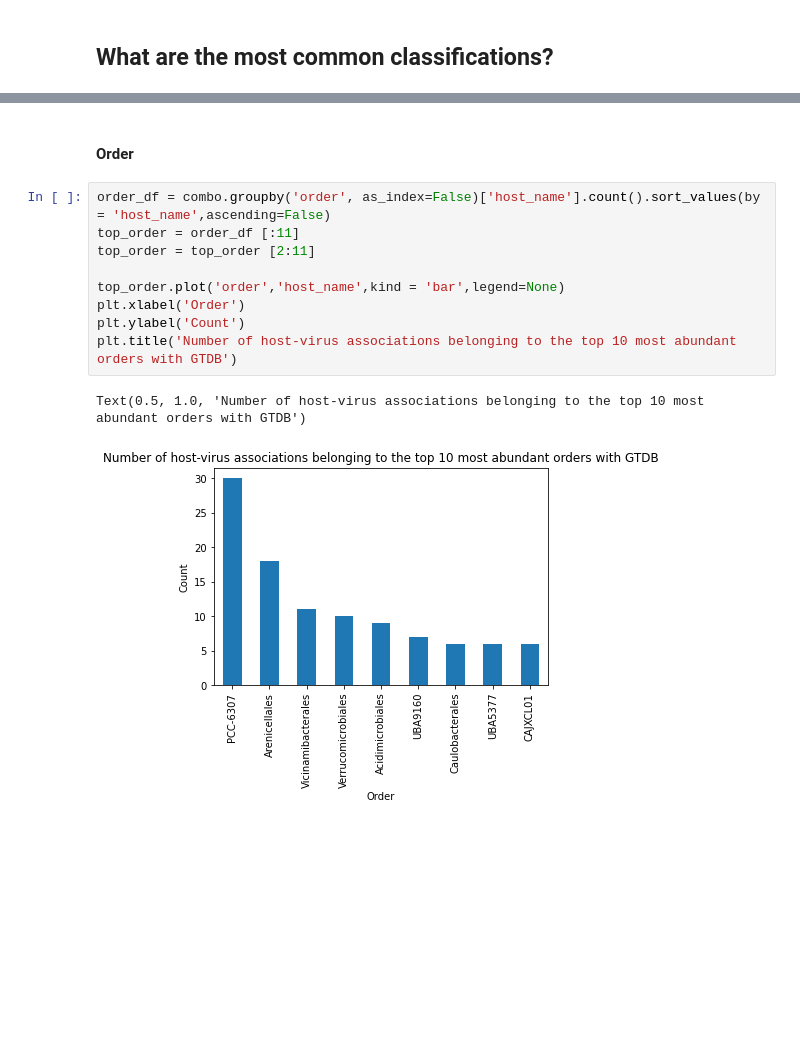
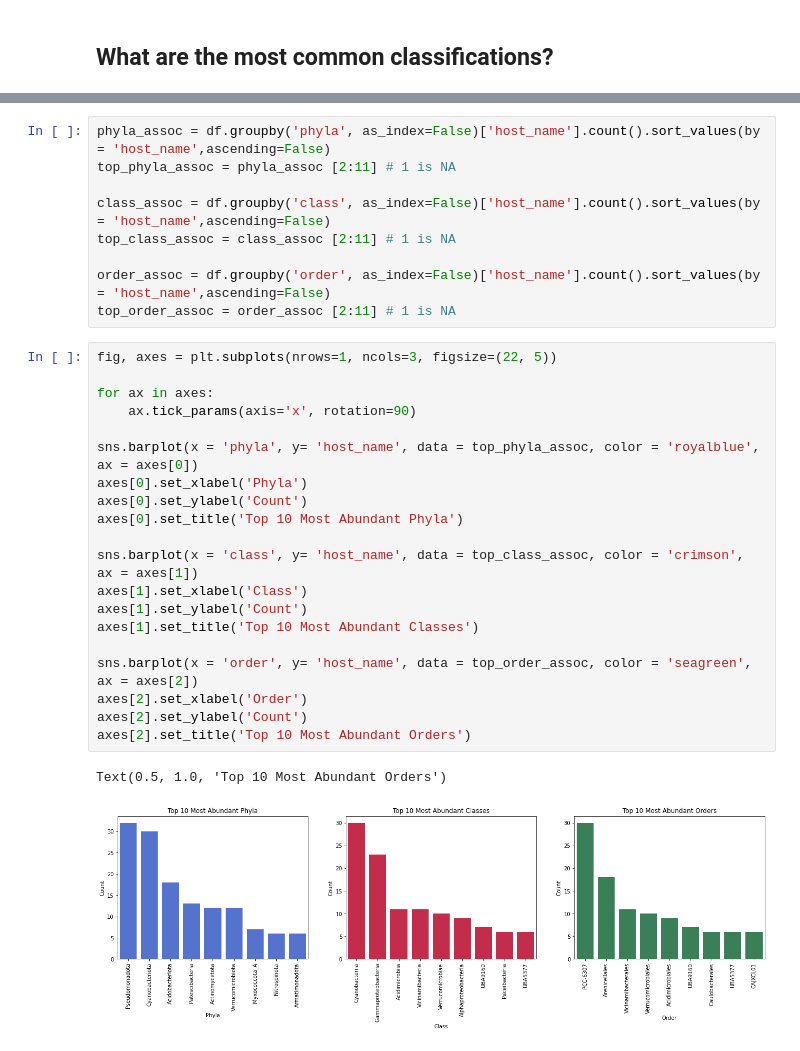
Before and after one commit to mdherring/OMZ_MH_Analysis, a Jupyter notebook: 06_associations_gtdbtk.ipynb, the cells around one changed output, grey strips where cells are left out. Drawn from its saved outputs; the diff is of its cells as text; blank space fills up the shorter version.

```diff
--- a/06_associations_gtdbtk.ipynb
+++ b/06_associations_gtdbtk.ipynb
@@ -105,14 +75,32 @@ Text(0.5, 1.0, 'Number of host-virus associations belonging to the top 10 most a
-# %% [markdown]
-#### Order
-# %%
-order_df = combo.groupby('order', as_index=False)['host_name'].count().sort_values(by = 'host_name',ascending=False)
-top_order = order_df [:11]
-top_order = top_order [2:11]
-
-top_order.plot('order','host_name',kind = 'bar',legend=None)
-plt.xlabel('Order')
-plt.ylabel('Count')
-plt.title('Number of host-virus associations belonging to the top 10 most abundant orders with GTDB')
-# %% [output]
-Text(0.5, 1.0, 'Number of host-virus associations belonging to the top 10 most abundant orders with GTDB')
-[figure, removed]
+# %%
+phyla_assoc = df.groupby('phyla', as_index=False)['host_name'].count().sort_values(by = 'host_name',ascending=False)
+top_phyla_assoc = phyla_assoc [2:11] # 1 is NA
+
+class_assoc = df.groupby('class', as_index=False)['host_name'].count().sort_values(by = 'host_name',ascending=False)
+top_class_assoc = class_assoc [2:11] # 1 is NA
+
+order_assoc = df.groupby('order', as_index=False)['host_name'].count().sort_values(by = 'host_name',ascending=False)
+top_order_assoc = order_assoc [2:11] # 1 is NA
+# %%
+fig, axes = plt.subplots(nrows=1, ncols=3, figsize=(22, 5))
+
+for ax in axes:
+    ax.tick_params(axis='x', rotation=90)
+
+sns.barplot(x = 'phyla', y= 'host_name', data = top_phyla_assoc, color = 'royalblue', ax = axes[0])
+axes[0].set_xlabel('Phyla')
+axes[0].set_ylabel('Count')
+axes[0].set_title('Top 10 Most Abundant Phyla')
+
+sns.barplot(x = 'class', y= 'host_name', data = top_class_assoc, color = 'crimson', ax = axes[1])
+axes[1].set_xlabel('Class')
+axes[1].set_ylabel('Count')
+axes[1].set_title('Top 10 Most Abundant Classes')
+
+sns.barplot(x = 'order', y= 'host_name', data = top_order_assoc, color = 'seagreen', ax = axes[2])
+axes[2].set_xlabel('Order')
+axes[2].set_ylabel('Count')
+axes[2].set_title('Top 10 Most Abundant Orders')
+# %% [output]
+Text(0.5, 1.0, 'Top 10 Most Abundant Orders')
+[figure, added]
```
Also changed, not shown: parts of 8 cells of this notebook.
